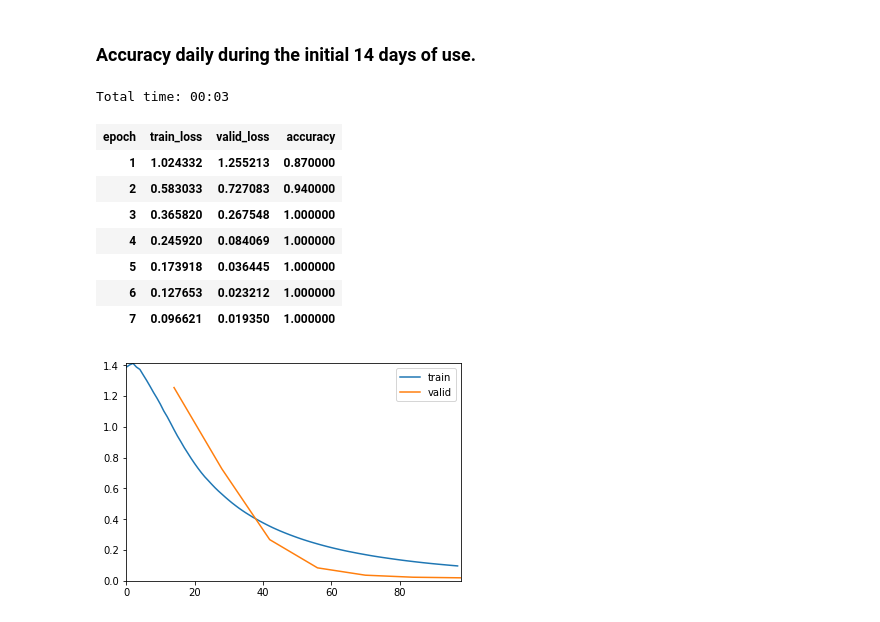
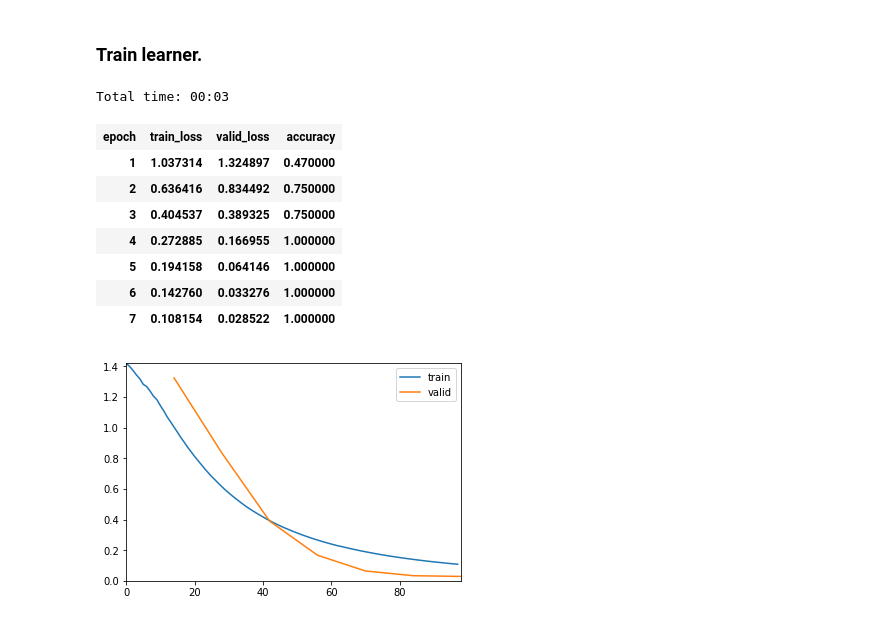
Before and after one commit to k3larra/commuter, a Jupyter notebook: machine_teaching/mt.ipynb, the cells around one changed output. Drawn from its saved outputs; the diff is of its cells as text; code cells hidden in the pictures.

```diff
--- a/machine_teaching/mt.ipynb
+++ b/machine_teaching/mt.ipynb
@@ -14,60 +28,42 @@ cont_names =["geoHash","minuteOfDay"]
 procs = [FillMissing, Categorify, Normalize]
 # Uncomment active user
 #user = "tnK534JMwwfhvUEycn69HPbhqkt2" #Maria
-user = "ehaBtfOPDNZjzy1MEvjQmGo4Zv12" #Andrea
-#user = "hCWCulj7M1aMVyd0Fm0Eqrv8q1Q2" #Bjorn
+#user = "ehaBtfOPDNZjzy1MEvjQmGo4Zv12" #Andrea
+user = "hCWCulj7M1aMVyd0Fm0Eqrv8q1Q2" #Bjorn
 personas = pd.read_csv("../data/personas.csv")
 personaname = personas.loc[personas['id']==user]['name'].iloc[0]
 
 def evaluate_teaching_daily(learner,testset):
     result = []
-    oldDayNumber=-1
-    daySet = DataFrame(testset[0:0]) #copy structure:
+    #result.append(["prediction","accuracy","day"])
     for row in testset.itertuples():
-        if oldDayNumber != row[4] or row[0]+1==len(testset): #A new day!
-            if (row[0]+1==len(testset)):   ##if last line add that row
-                daySet = daySet.append(testset.iloc[row[0]])
-            if len(daySet)>0:
-                accuracy = round(predict_journeys(learner,daySet),3)
-                result.append([accuracy,oldDayNumber])
-                daySet = daySet.iloc[0:0]
-                daySet =daySet.append(testset.iloc[row[0]])
-            else: ##it is first row or no teaching data exists(Cold start) so no training is possible
-                daySet = daySet.append(testset.iloc[row[0]])
-            #shamecode below.....
-            #Adds extra rows with 0 accuracy if there are days with no data.
-            emptyDays = 0
-            if oldDayNumber == 6: #End of week
-                emptyDays = row[4]
-            if row[4]-oldDayNumber>1 and oldDayNumber != -1:
-                emptyDays = row[4]-oldDayNumber-1
-            for i in range(0,emptyDays):
-                result.append([0,(i+oldDayNumber)%6])
-            oldDayNumber = row[4]
-        else: # same old day add the row
-            daySet = daySet.append(testset.iloc[row[0]])
+        predicted = learner.predict(row)
+        result.append([predicted[0],round(predicted[2].max().item(),2),row[4],row[5]])
     return (result)
-# %% [markdown]
-### Accuracy daily during the initial 14 days of use.
+# %% [markdown]
+### Train learner.
 # %%
 #%%capture
-teachingSet = pd.read_csv(PATH+user+"_teaching_set.csv")
+teachingSetName="_teaching_set_minimal.csv"
+#teachingSetName="_teaching_set.csv"
+#teachingSetName="_train_valid.csv"
+teachingSet = pd.read_csv(PATH+user+teachingSetName)
 teachingSet= make_shure_we_got_enough_rows(teachingSet)
 valid_idx = list(np.random.randint(0,len(teachingSet),int(len(teachingSet)*0.1)))
 data = (TabularList.from_df(teachingSet, path=user, cat_names=cat_names, cont_names=cont_names, procs=procs)
                 .split_by_idx(valid_idx)
                 .label_from_df(cols=dep_var)
                 .databunch())
 learner=tabular_learner(data, layers=[200,100], metrics=accuracy,callback_fns=ShowGraph)
 %time learner.fit_one_cycle(7)
 # %% [output]
 Total time: 00:03
 | epoch | train_loss | valid_loss | accuracy |
-| 1 | 1.024332 | 1.255213 | 0.870000 |
-| 2 | 0.583033 | 0.727083 | 0.940000 |
-| 3 | 0.365820 | 0.267548 | 1.000000 |
-| 4 | 0.245920 | 0.084069 | 1.000000 |
-| 5 | 0.173918 | 0.036445 | 1.000000 |
-| 6 | 0.127653 | 0.023212 | 1.000000 |
-| 7 | 0.096621 | 0.019350 | 1.000000 |
+| 1 | 1.037314 | 1.324897 | 0.470000 |
+| 2 | 0.636416 | 0.834492 | 0.750000 |
+| 3 | 0.404537 | 0.389325 | 0.750000 |
+| 4 | 0.272885 | 0.166955 | 1.000000 |
+| 5 | 0.194158 | 0.064146 | 1.000000 |
+| 6 | 0.142760 | 0.033276 | 1.000000 |
+| 7 | 0.108154 | 0.028522 | 1.000000 |
-[figure, old version]
+[figure, new version]
```
Also changed, not shown: parts of 18 cells of this notebook, 6 other files.
